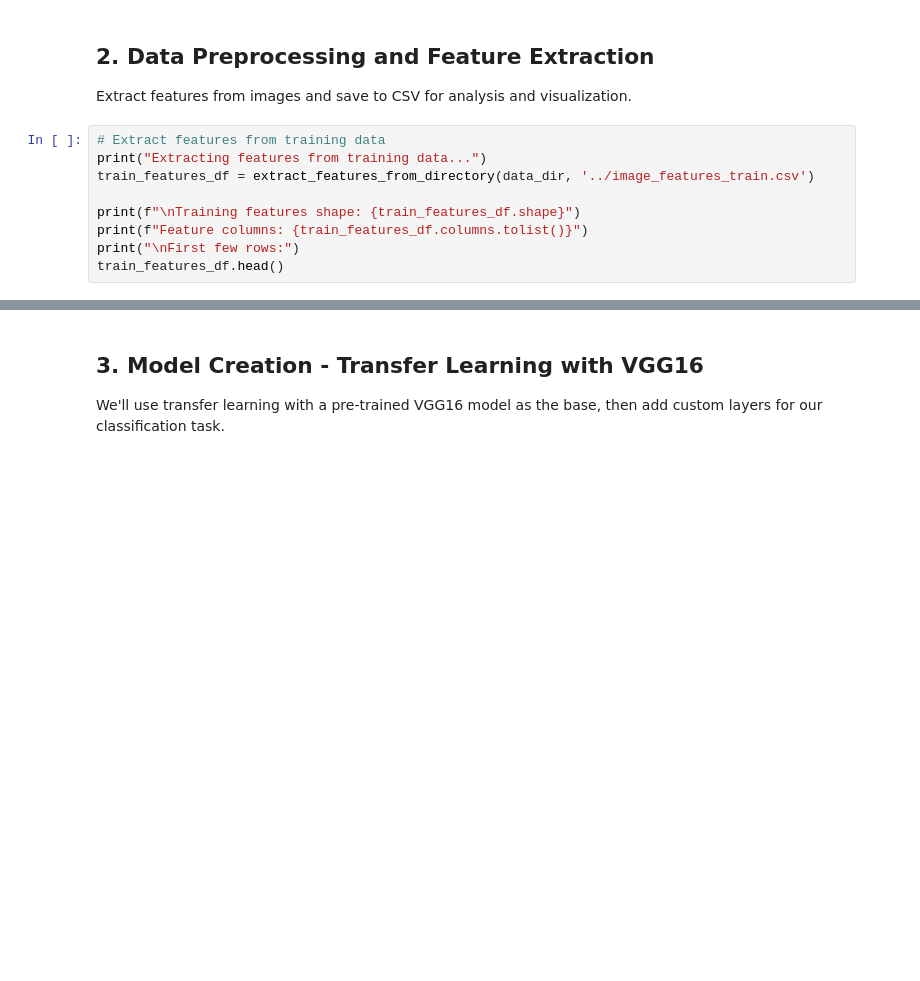
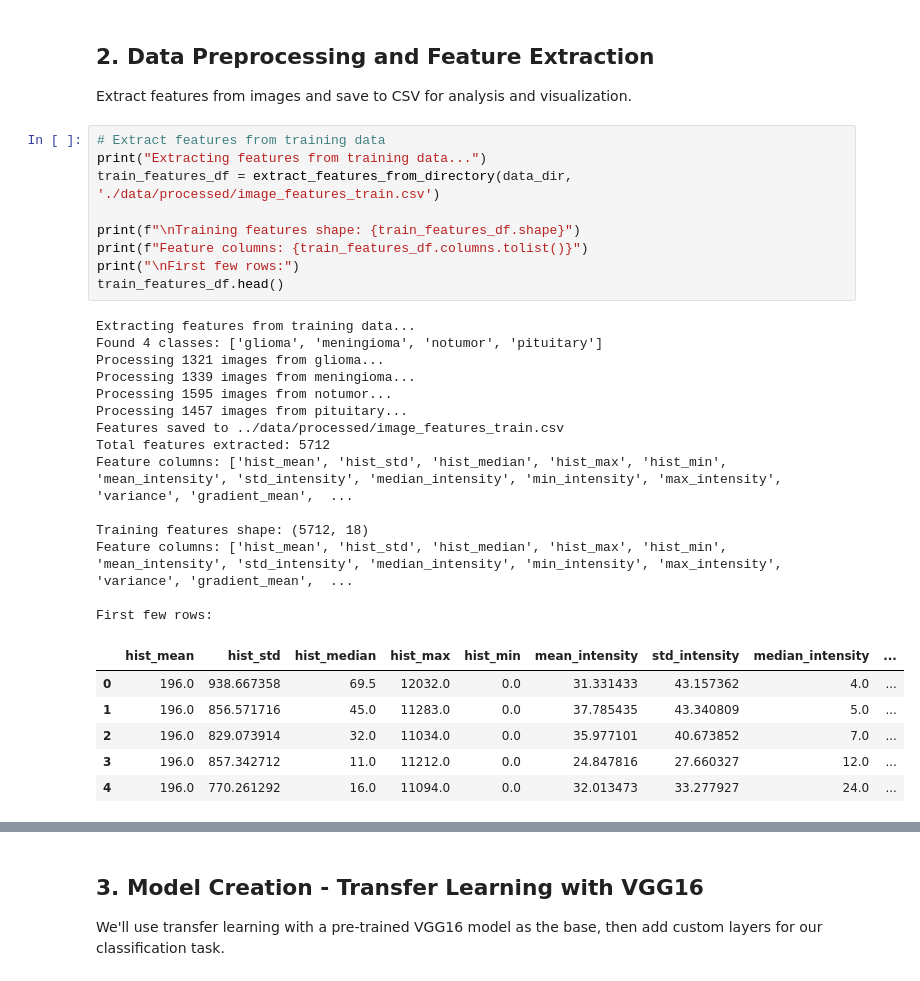
Before and after one commit to ernesteNtezirizaza/Summative-MLOP-Classification-Pipeline, a Jupyter notebook: notebook/brain_tumor_classification.ipynb, the cells around one changed output, grey strips where cells are left out. Cells and saved outputs as stored; diff of their text form; blank space fills up the shorter version.

```diff
--- a/notebook/brain_tumor_classification.ipynb
+++ b/notebook/brain_tumor_classification.ipynb
@@ -134,12 +153,33 @@ Extract features from images and save to CSV for analysis and visualization.
 # %%
 # Extract features from training data
 print("Extracting features from training data...")
-train_features_df = extract_features_from_directory(data_dir, '../image_features_train.csv')
+train_features_df = extract_features_from_directory(data_dir, './data/processed/image_features_train.csv')
 
 print(f"\nTraining features shape: {train_features_df.shape}")
 print(f"Feature columns: {train_features_df.columns.tolist()}")
 print("\nFirst few rows:")
 train_features_df.head()
+# %% [output]
+Extracting features from training data...
+Found 4 classes: ['glioma', 'meningioma', 'notumor', 'pituitary']
+Processing 1321 images from glioma...
+Processing 1339 images from meningioma...
+Processing 1595 images from notumor...
+Processing 1457 images from pituitary...
+Features saved to ../data/processed/image_features_train.csv
+Total features extracted: 5712
+Feature columns: ['hist_mean', 'hist_std', 'hist_median', 'hist_max', 'hist_min', 'mean_intensity', 'std_intensity', 'median_intensity', 'min_intensity', 'max_intensity', 'variance', 'gradient_mean',  ...
+
+Training features shape: (5712, 18)
+Feature columns: ['hist_mean', 'hist_std', 'hist_median', 'hist_max', 'hist_min', 'mean_intensity', 'std_intensity', 'median_intensity', 'min_intensity', 'max_intensity', 'variance', 'gradient_mean',  ...
+
+First few rows:
+|  | hist_mean | hist_std | hist_median | hist_max | hist_min | mean_intensity | std_intensity | median_intensity | ... |
+| 0 | 196.0 | 938.667358 | 69.5 | 12032.0 | 0.0 | 31.331433 | 43.157362 | 4.0 | ... |
+| 1 | 196.0 | 856.571716 | 45.0 | 11283.0 | 0.0 | 37.785435 | 43.340809 | 5.0 | ... |
+| 2 | 196.0 | 829.073914 | 32.0 | 11034.0 | 0.0 | 35.977101 | 40.673852 | 7.0 | ... |
+| 3 | 196.0 | 857.342712 | 11.0 | 11212.0 | 0.0 | 24.847816 | 27.660327 | 12.0 | ... |
+| 4 | 196.0 | 770.261292 | 16.0 | 11094.0 | 0.0 | 32.013473 | 33.277927 | 24.0 | ... |
 # %%
 # Extract features from test data
 print("Extracting features from test data...")
```
Also changed, not shown: parts of 12 cells of this notebook, 6 other files.
